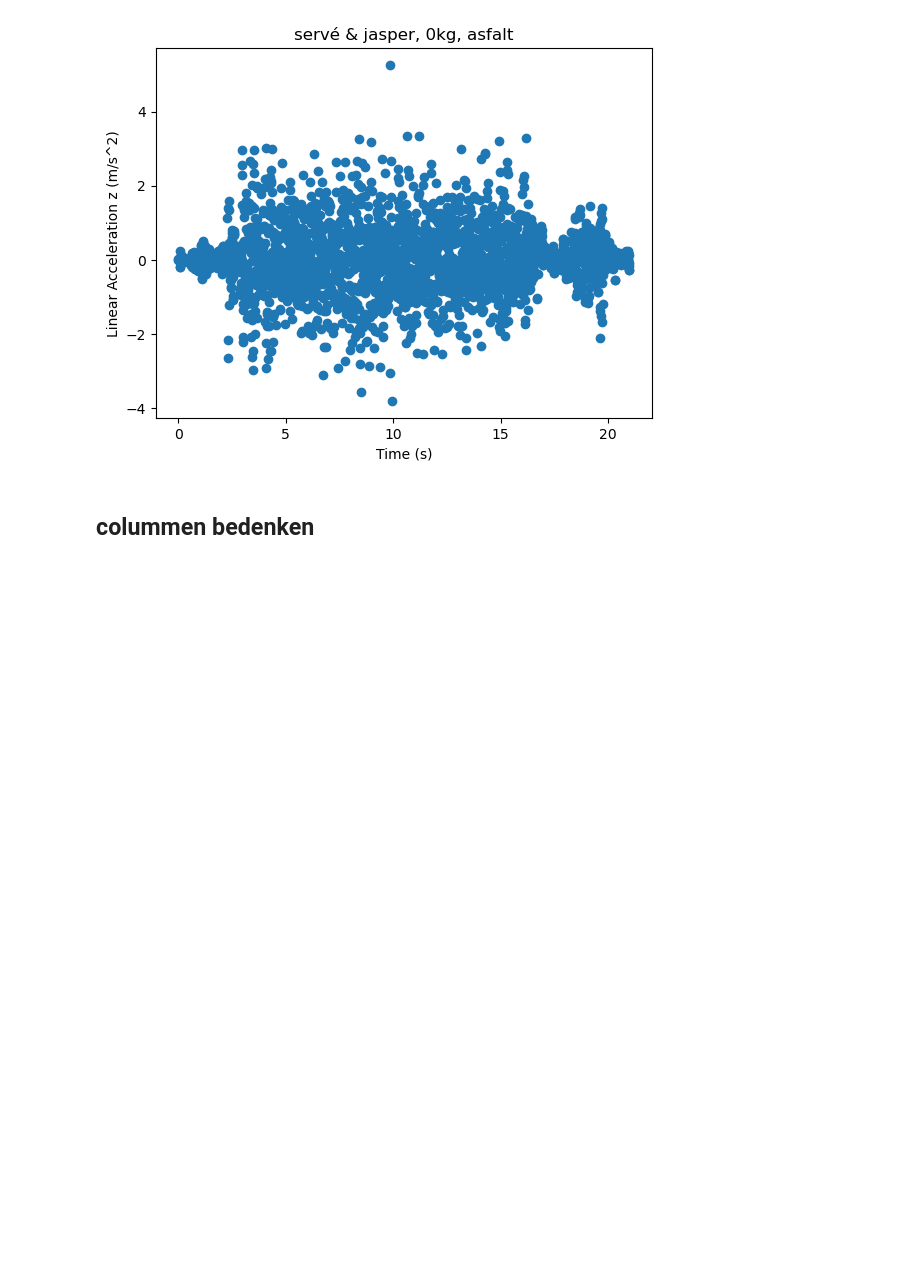
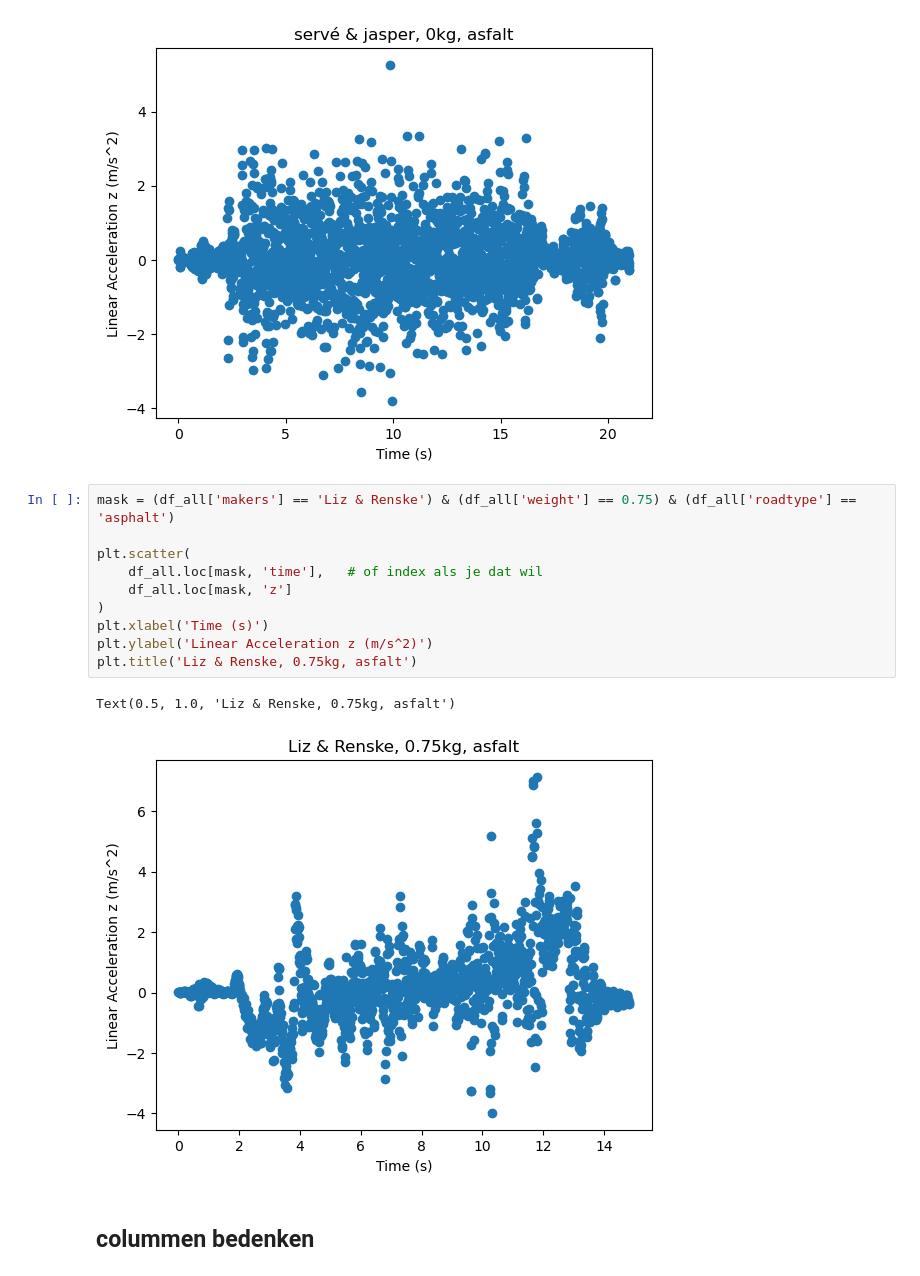
Before and after one commit to lrncjrssn/DS8_eindproject, a Jupyter notebook: DATA_VERWERKING.ipynb, the cells around one changed output. Saved outputs shown, nothing was run; the diff lists cells and outputs as text; blank space fills up the shorter version.

```diff
--- a/DATA_VERWERKING.ipynb
+++ b/DATA_VERWERKING.ipynb
@@ -312,6 +311,19 @@ plt.title('servé & jasper, 0kg, asfalt')
 # %% [output]
 Text(0.5, 1.0, 'servé & jasper, 0kg, asfalt')
 [figure]
+# %%
+mask = (df_all['makers'] == 'Liz & Renske') & (df_all['weight'] == 0.75) & (df_all['roadtype'] == 'asphalt')
+
+plt.scatter(
+    df_all.loc[mask, 'time'],   # of index als je dat wil
+    df_all.loc[mask, 'z']
+)
+plt.xlabel('Time (s)')
+plt.ylabel('Linear Acceleration z (m/s^2)')
+plt.title('Liz & Renske, 0.75kg, asfalt')
+# %% [output]
+Text(0.5, 1.0, 'Liz & Renske, 0.75kg, asfalt')
+[figure, added]
 # %% [markdown]
 ## colummen bedenken
 # %%
```
Also changed, not shown: parts of 26 cells of this notebook, 1 other file.
